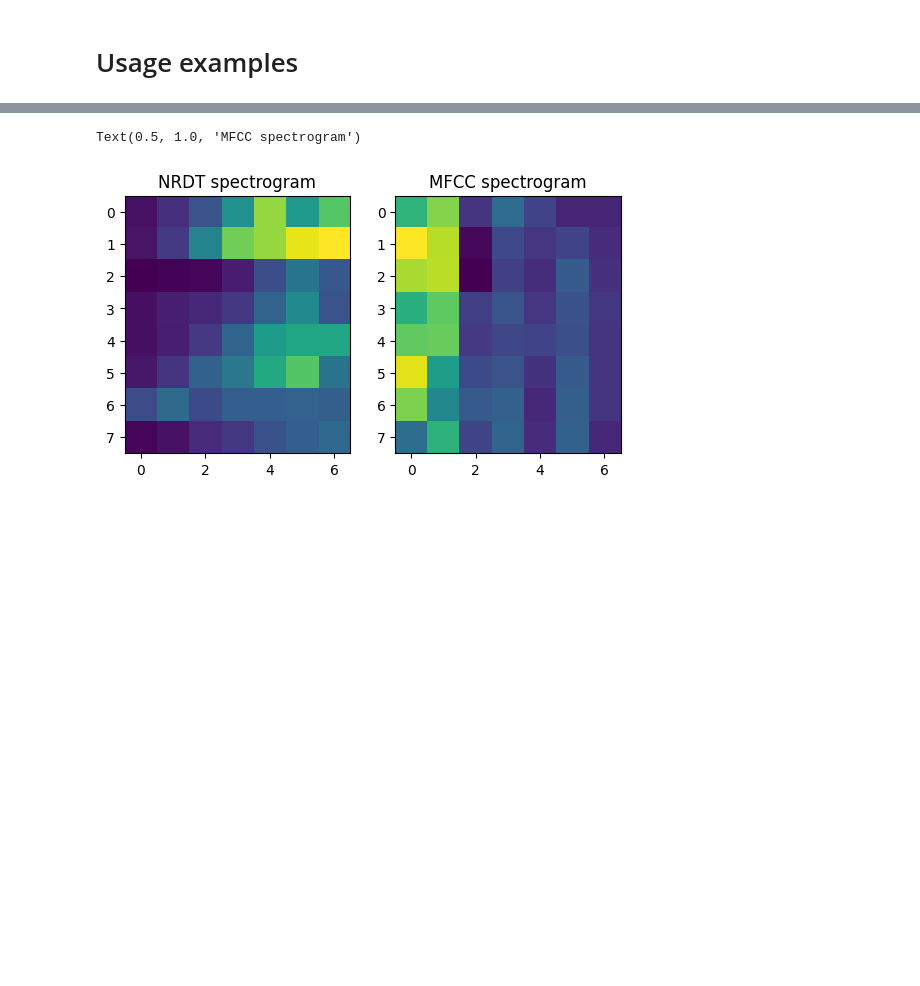
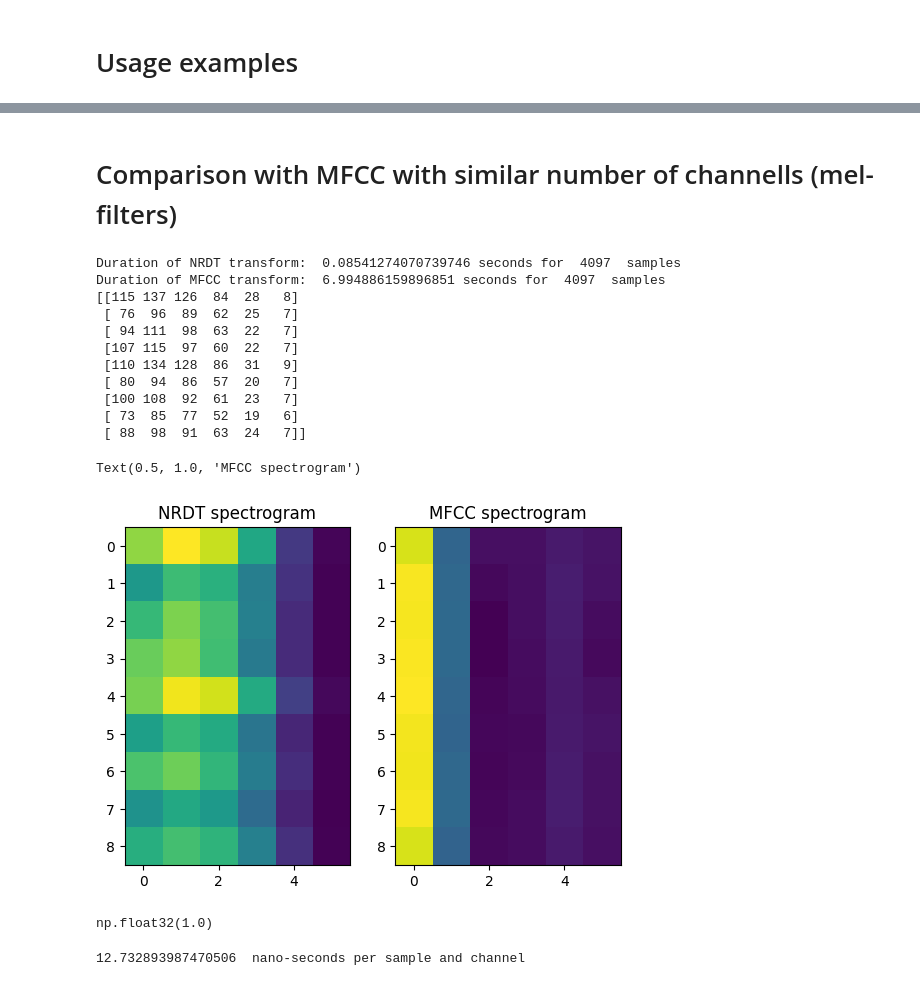
Before and after one commit to radu-dogaru/rdt_transform_for_tiny_ml_signal_classifiers, a Jupyter notebook: nrdt-2025.ipynb, the cells around one changed output, grey strips where cells are left out. Drawn from its saved outputs; the diff is of its cells as text; code cells hidden in the pictures; blank space fills up the shorter version.

```diff
--- a/nrdt-2025.ipynb
+++ b/nrdt-2025.ipynb
@@ -79,9 +131,52 @@ Duration of MFCC transform:  0.0497889518737793 seconds for  30372  samples
-# %%
-import matplotlib.pyplot as plt
-feat.shape
-#print((feat*256).astype('int16'))
-plt.subplot(1,2,1); plt.imshow(feat); plt.title('NRDT spectrogram')
-plt.subplot(1,2,2); plt.imshow(feat2); plt.title('MFCC spectrogram')
-# %% [output]
-Text(0.5, 1.0, 'MFCC spectrogram')
-[figure, removed]
+# %% [markdown]
+# Comparison with MFCC with similar number of channells (mel-filters)
+# %%
+#ptt='/kaggle/input/bonn-eeg-dataset/Bonn Univeristy Dataset/O/O005.txt'
+# Or download files from https://www.upf.edu/web/ntsa/downloads/-/asset_publisher/xvT6E4pczrBw/content/2001-indications-of-nonlinear-deterministic-and-finite-dimensional-structures-in-time-series-of-brain-electrical-activity-dependence-on-recording-regi
+# in Colab you may upload locally
+ptt = '/content/O005.txt'
+signal = np.loadtxt(ptt)
+#signal = (np.random.rand(2**18)-0.5).astype('float32')
+signal.shape
+import timeit
+
+chan=[1,2,4,6,8,10]
+t1=ti.time()
+for k in range(1000):
+  feat=nrdt_2025z(signal, M=9, w=128, chan=chan[::-1])   # .reverse to compare with MFCC - low frequenties on right side
+t2=ti.time()
+print('Duration of NRDT transform: ',t2-t1,'seconds for ',len(signal),' samples')
+
+t1=ti.time()
+for k in range(1000):
+  feat2 = librosa.feature.mfcc(y=signal, sr=10000, n_mfcc=6, n_fft=2048, hop_length=512).T
+#feat2 = librosa.feature.mfcc(y=signal, sr=10000, n_mfcc=6, n_fft=2048*64, hop_length=512*64).T
+t2=ti.time()
+print('Duration of MFCC transform: ',t2-t1,'seconds for ',len(signal),' samples')
+
+feat.shape
+print(feat)
+plt.subplot(1,2,1); plt.imshow(feat); plt.title('NRDT spectrogram')
+plt.subplot(1,2,2); plt.imshow(feat2); plt.title('MFCC spectrogram')
+# %% [output]
+Duration of NRDT transform:  0.08541274070739746 seconds for  4097  samples
+Duration of MFCC transform:  6.994886159896851 seconds for  4097  samples
+[[115 137 126  84  28   8]
+ [ 76  96  89  62  25   7]
+ [ 94 111  98  63  22   7]
+ [107 115  97  60  22   7]
+ [110 134 128  86  31   9]
+ [ 80  94  86  57  20   7]
+ [100 108  92  61  23   7]
+ [ 73  85  77  52  19   6]
+ [ 88  98  91  63  24   7]]
+Text(0.5, 1.0, 'MFCC spectrogram')
+[figure, added]
+# %%
+signal.max()
+# %% [output]
+np.float32(1.0)
+# %%
+koef=313/(len(signal)*len(chan)); print(1000*koef,' nano-seconds per sample and channel')
+# %% [output]
+12.732893987470506  nano-seconds per sample and channel
```
Also changed, not shown: parts of 6 cells of this notebook, 2 other files.
